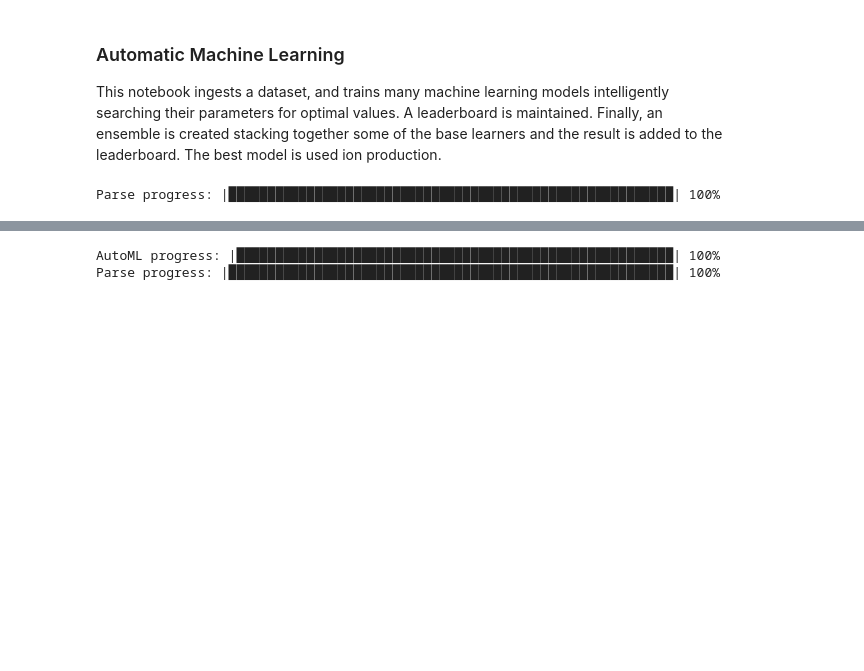
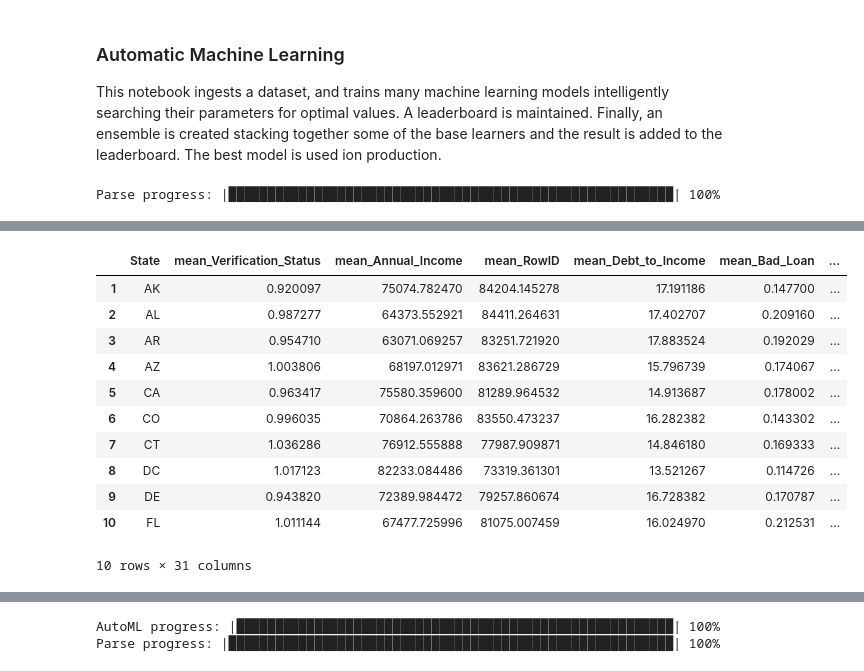
Before and after one commit to Brett777/Predict-Risk, a Jupyter notebook: Automatic Machine Learning.ipynb, the cells around one changed output, grey strips where cells are left out. Drawn from its saved outputs; the diff is of its cells as text; code cells hidden in the pictures; blank space fills up the shorter version.

```diff
--- a/Automatic Machine Learning.ipynb
+++ b/Automatic Machine Learning.ipynb
@@ -34,0 +48,20 @@ test.head(10)
+# %%
+dfSum = h2oDF.group_by(by="State").sum().frame
+dfMean = h2oDF.group_by(by="State").mean().frame
+stateData = dfSum.merge(dfMean).as_data_frame(use_pandas=True, header=True)
+# %%
+stateData = stateData.iloc[1:]
+stateData.head(10)
+# %% [output]
+|  | State | mean_Verification_Status | mean_Annual_Income | mean_RowID | mean_Debt_to_Income | mean_Bad_Loan | ... |
+| 1 | AK | 0.920097 | 75074.782470 | 84204.145278 | 17.191186 | 0.147700 | ... |
+| 2 | AL | 0.987277 | 64373.552921 | 84411.264631 | 17.402707 | 0.209160 | ... |
+| 3 | AR | 0.954710 | 63071.069257 | 83251.721920 | 17.883524 | 0.192029 | ... |
+| 4 | AZ | 1.003806 | 68197.012971 | 83621.286729 | 15.796739 | 0.174067 | ... |
+| 5 | CA | 0.963417 | 75580.359600 | 81289.964532 | 14.913687 | 0.178002 | ... |
+| 6 | CO | 0.996035 | 70864.263786 | 83550.473237 | 16.282382 | 0.143302 | ... |
+| 7 | CT | 1.036286 | 76912.555888 | 77987.909871 | 14.846180 | 0.169333 | ... |
+| 8 | DC | 1.017123 | 82233.084486 | 73319.361301 | 13.521267 | 0.114726 | ... |
+| 9 | DE | 0.943820 | 72389.984472 | 79257.860674 | 16.728382 | 0.170787 | ... |
+| 10 | FL | 1.011144 | 67477.725996 | 81075.007459 | 16.024970 | 0.212531 | ... |
+10 rows × 31 columns
```
Also changed, not shown: parts of 12 cells of this notebook, 7 other files.
